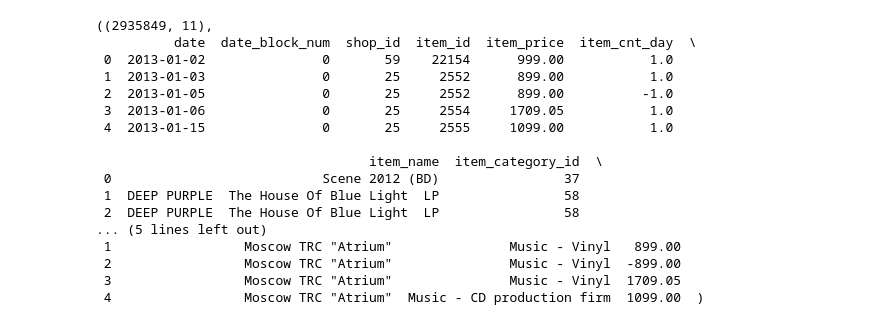
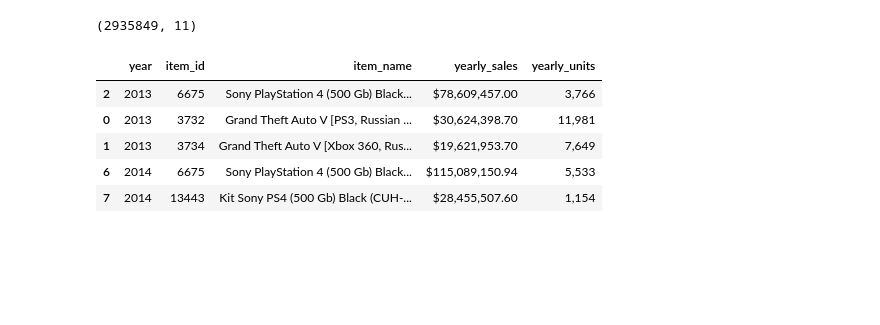
Before and after one commit to gustavopardoitam/metodos-gran-escala, a Jupyter notebook: tareas/tarea-01/EDA_01.ipynb, the cells around one changed output. Saved outputs shown, nothing was run; the diff lists cells and outputs as text; code cells hidden in the pictures; blank space fills up the shorter version.

```diff
--- a/tareas/tarea-01/EDA_01.ipynb
+++ b/tareas/tarea-01/EDA_01.ipynb
@@ -2,26 +2,34 @@
 # Comienzo del EDA
 from pathlib import Path
 import pandas as pd
+from pandas.tseries.offsets import DateOffset
 
+#importar datos
 path = Path("data/processed/df_base.csv")
 df = pd.read_csv(path)
-
-df.shape, df.head()
+# Asegurar que date es datetime
+df["date"] = pd.to_datetime(df["date"], errors="coerce")
+df.shape
+#df.head(1)
 # %% [output]
-((2935849, 11),
-          date  date_block_num  shop_id  item_id  item_price  item_cnt_day  \
- 0  2013-01-02               0       59    22154      999.00           1.0
- 1  2013-01-03               0       25     2552      899.00           1.0
- 2  2013-01-05               0       25     2552      899.00          -1.0
- 3  2013-01-06               0       25     2554     1709.05           1.0
- 4  2013-01-15               0       25     2555     1099.00           1.0
-
-                                   item_name  item_category_id  \
- 0                           Scene 2012 (BD)                37
- 1  DEEP PURPLE  The House Of Blue Light  LP                58
- 2  DEEP PURPLE  The House Of Blue Light  LP                58
-... (5 lines left out)
- 1                 Moscow TRC "Atrium"               Music - Vinyl   899.00
- 2                 Moscow TRC "Atrium"               Music - Vinyl  -899.00
- 3                 Moscow TRC "Atrium"               Music - Vinyl  1709.05
- 4                 Moscow TRC "Atrium"  Music - CD production firm  1099.00  )
+(2935849, 11)
+# %%
+# Top 5 por monto total histórico
+
+top5_yearly_fmt = top5_yearly_amt.copy()
+# Formato miles para unidades
+top5_yearly_fmt["yearly_units"] = top5_yearly_fmt["yearly_units"].apply(
+    lambda x: f"{int(x):,}"
+)
+# Formato dólares para ventas
+top5_yearly_fmt["yearly_sales"] = top5_yearly_fmt["yearly_sales"].apply(
+    lambda x: f"${x:,.2f}"
+)
+top5_yearly_fmt.head(5)
+# %% [output]
+|  | year | item_id | item_name | yearly_sales | yearly_units |
+| 2 | 2013 | 6675 | Sony PlayStation 4 (500 Gb) Black... | $78,609,457.00 | 3,766 |
+| 0 | 2013 | 3732 | Grand Theft Auto V [PS3, Russian ... | $30,624,398.70 | 11,981 |
+| 1 | 2013 | 3734 | Grand Theft Auto V [Xbox 360, Rus... | $19,621,953.70 | 7,649 |
+| 6 | 2014 | 6675 | Sony PlayStation 4 (500 Gb) Black... | $115,089,150.94 | 5,533 |
+| 7 | 2014 | 13443 | Kit Sony PS4 (500 Gb) Black (CUH-... | $28,455,507.60 | 1,154 |
```
Also changed, not shown: parts of 8 cells of this notebook.
